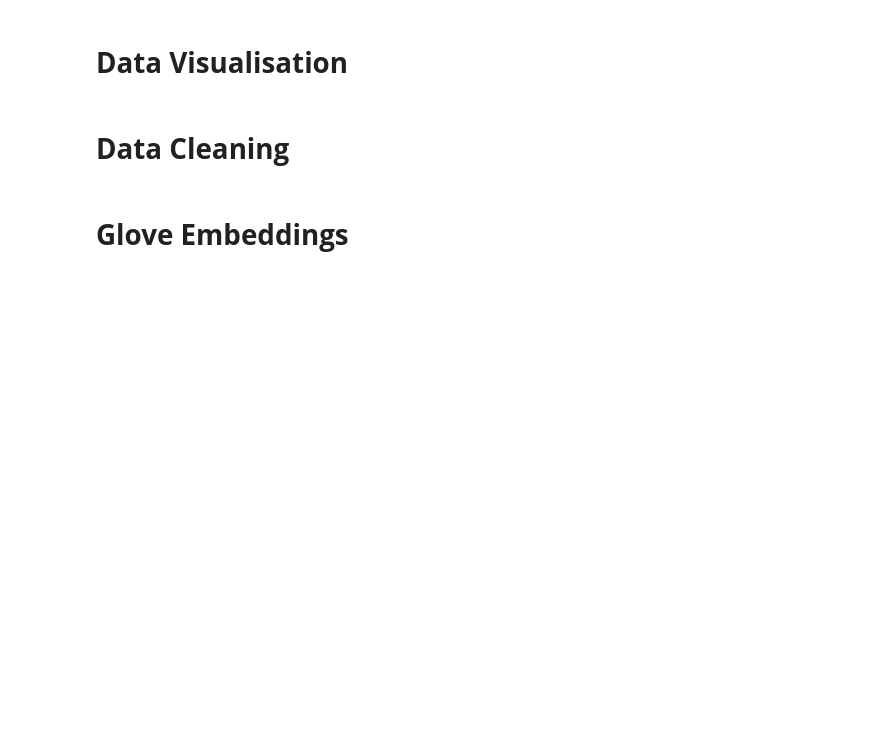
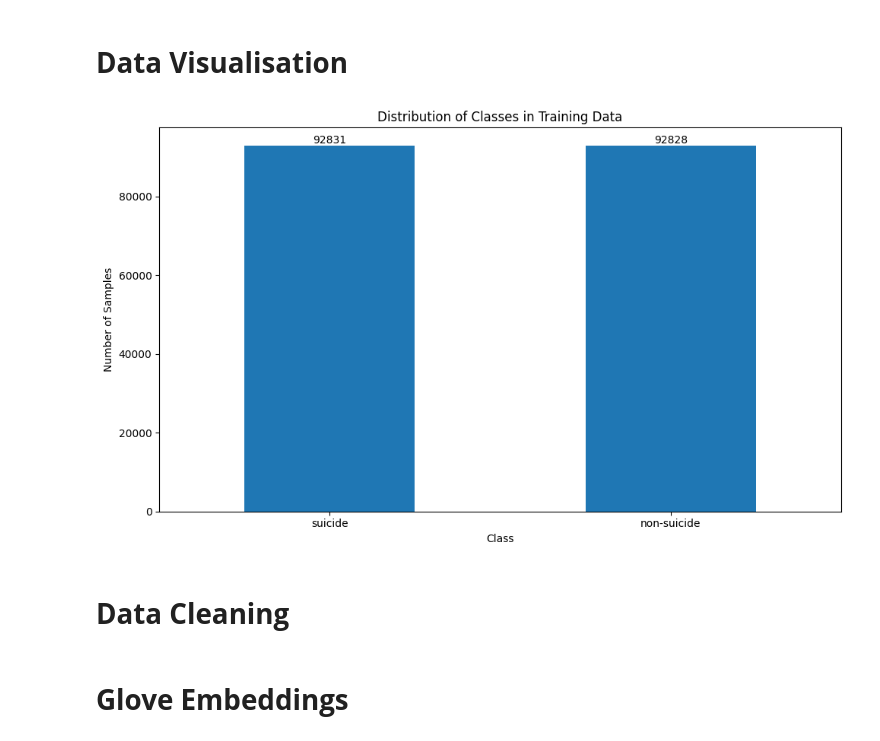
Before and after one commit to MeetBhuva1125/Suicide-and-depression-detection, a Jupyter notebook: suicide-and-depression-detection.ipynb, the cells around one changed output. Drawn from its saved outputs; the diff is of its cells as text; code cells hidden in the pictures; blank space fills up the shorter version.

Commit message:
Added Data visualisation

```diff
--- a/suicide-and-depression-detection.ipynb
+++ b/suicide-and-depression-detection.ipynb
@@ -36,3 +51,28 @@ train_data['class'].value_counts().index.values
+# %%
+import matplotlib.pyplot as plt
+
+# Get the class counts
+class_counts = train_data['class'].value_counts()
+
+# Create the bar chart
+plt.figure(figsize=(10, 6))
+class_counts.plot(kind='bar')
+
+# Customize the plot
+plt.title('Distribution of Classes in Training Data')
+plt.xlabel('Class')
+plt.ylabel('Number of Samples')
+plt.xticks(rotation=0)
+
+# Add value labels on top of each bar
+for i, v in enumerate(class_counts):
+    plt.text(i, v, str(v), ha='center', va='bottom')
+
+# Show the plot
+plt.tight_layout()
+plt.show()
+# %% [output]
+[figure, added]
 # %% [markdown]
 # **Data Cleaning**
 # %%
```
Also changed, not shown: parts of 9 cells of this notebook.
